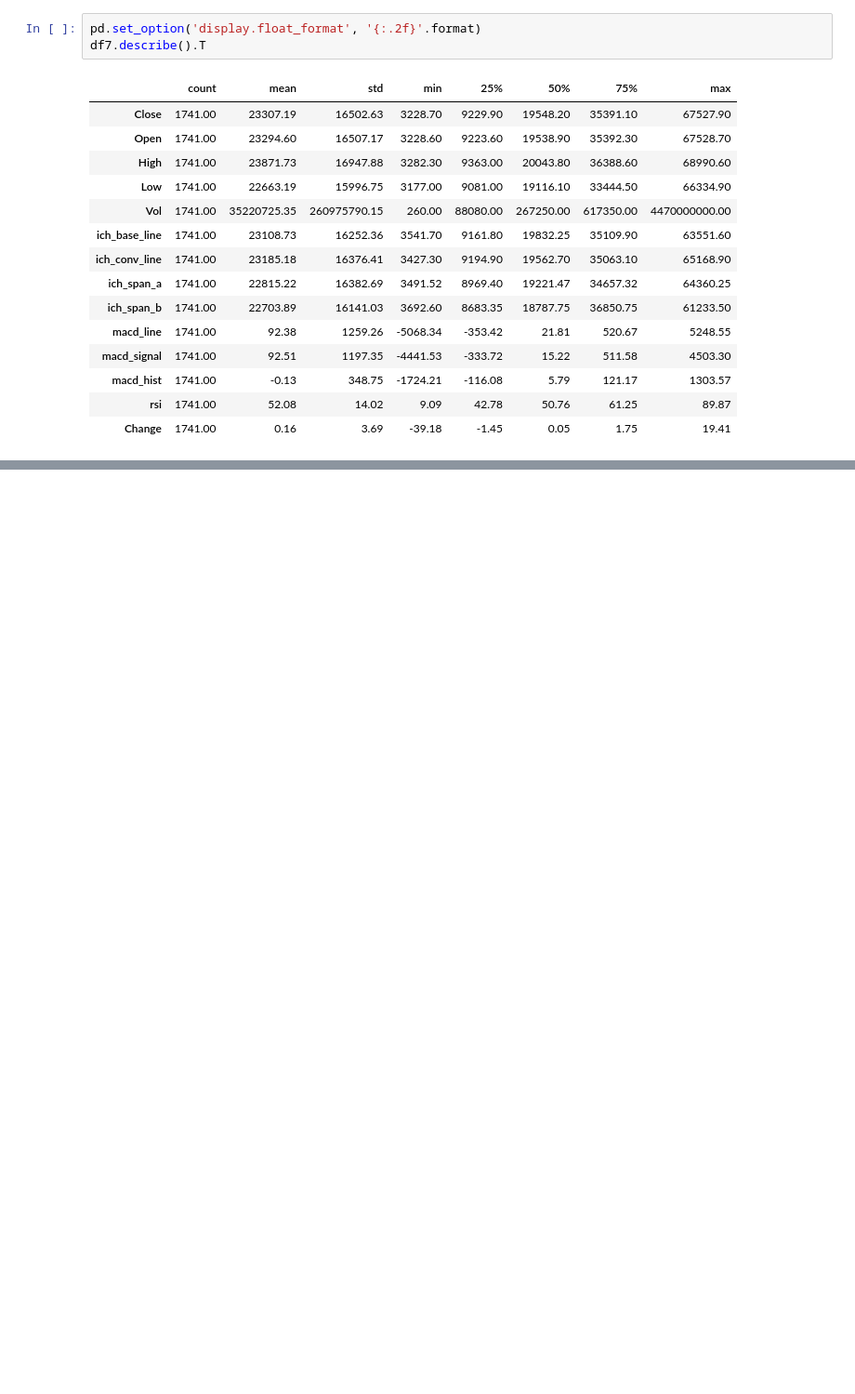
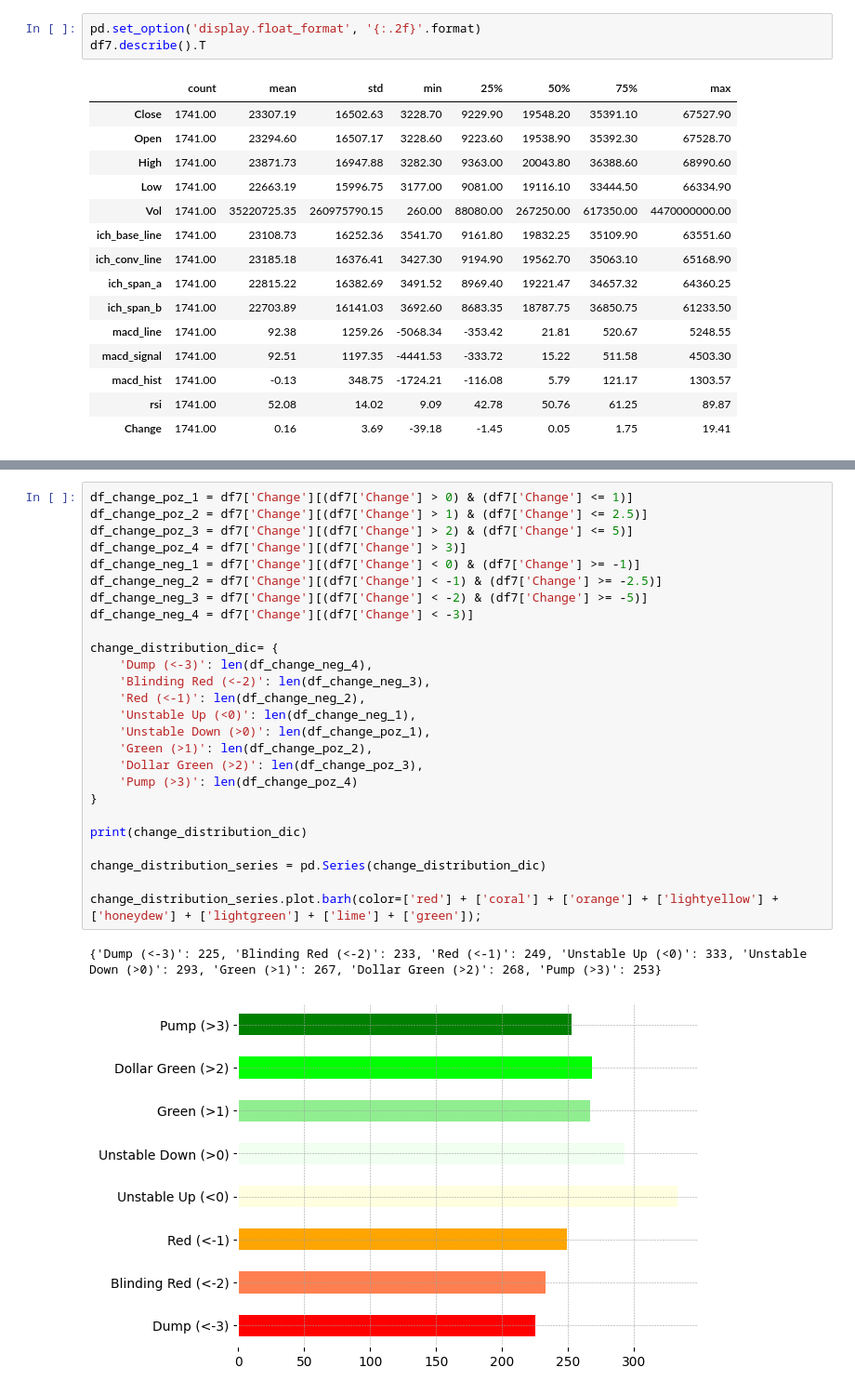
Before and after one commit to anilergan/AISMTB, a Jupyter notebook: btc_daily_chart_classification.ipynb, the cells around one changed output, grey strips where cells are left out. Shown at 93% size. Saved outputs shown, nothing was run; the diff lists cells and outputs as text; blank space fills up the shorter version.

```diff
--- a/main_on_btc_five_years.ipynb
+++ b/btc_daily_chart_classification.ipynb
@@ -601,0 +536,29 @@ Instead of this static estimator, let's try a more dinamic way. We will give mod
+# %%
+df_change_poz_1 = df7['Change'][(df7['Change'] > 0) & (df7['Change'] <= 1)]
+df_change_poz_2 = df7['Change'][(df7['Change'] > 1) & (df7['Change'] <= 2.5)]
+df_change_poz_3 = df7['Change'][(df7['Change'] > 2) & (df7['Change'] <= 5)]
+df_change_poz_4 = df7['Change'][(df7['Change'] > 3)]
+df_change_neg_1 = df7['Change'][(df7['Change'] < 0) & (df7['Change'] >= -1)]
+df_change_neg_2 = df7['Change'][(df7['Change'] < -1) & (df7['Change'] >= -2.5)]
+df_change_neg_3 = df7['Change'][(df7['Change'] < -2) & (df7['Change'] >= -5)]
+df_change_neg_4 = df7['Change'][(df7['Change'] < -3)]
+
+change_distribution_dic= {
+    'Dump (<-3)': len(df_change_neg_4),
+    'Blinding Red (<-2)': len(df_change_neg_3),
+    'Red (<-1)': len(df_change_neg_2),
+    'Unstable Up (<0)': len(df_change_neg_1),
+    'Unstable Down (>0)': len(df_change_poz_1),
+    'Green (>1)': len(df_change_poz_2),
+    'Dollar Green (>2)': len(df_change_poz_3),
+    'Pump (>3)': len(df_change_poz_4)
+}
+
+print(change_distribution_dic)
+
+change_distribution_series = pd.Series(change_distribution_dic)
+
+change_distribution_series.plot.barh(color=['red'] + ['coral'] + ['orange'] + ['lightyellow'] + ['honeydew'] + ['lightgreen'] + ['lime'] + ['green']);
+# %% [output]
+{'Dump (<-3)': 225, 'Blinding Red (<-2)': 233, 'Red (<-1)': 249, 'Unstable Up (<0)': 333, 'Unstable Down (>0)': 293, 'Green (>1)': 267, 'Dollar Green (>2)': 268, 'Pump (>3)': 253}
+[figure, added]
```
Also changed, not shown: parts of 34 cells of this notebook, 1 other file.
